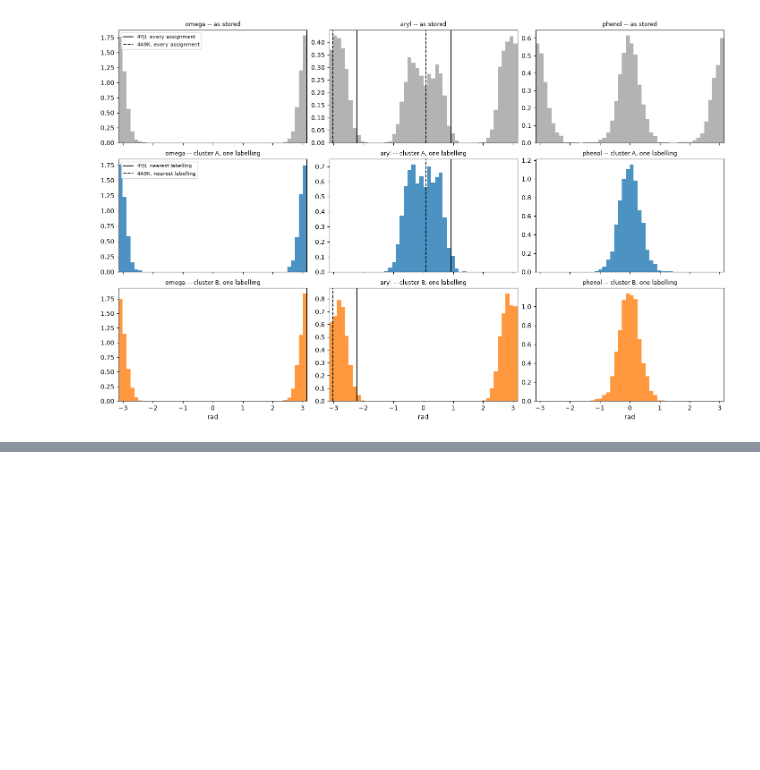
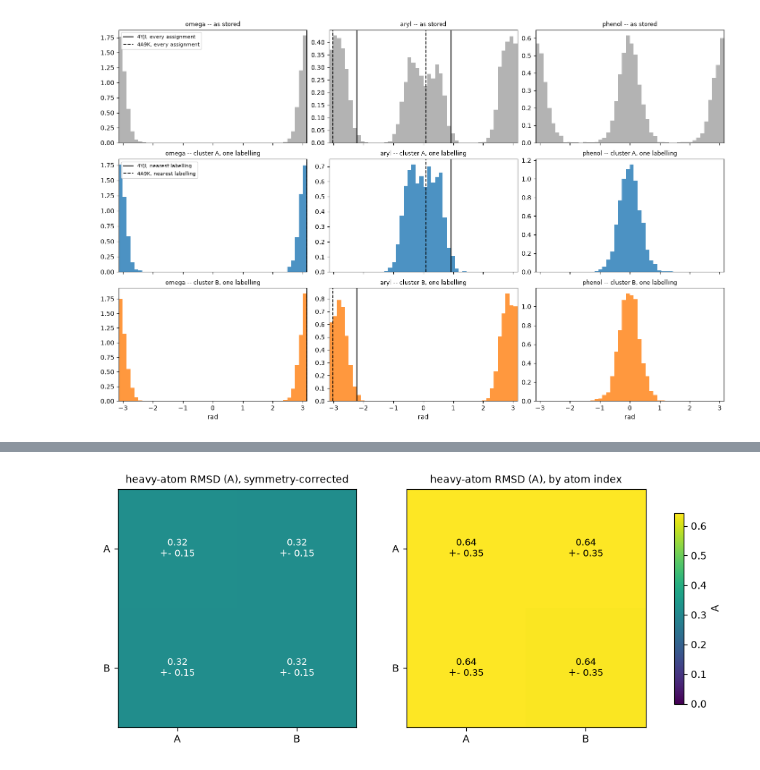
Before and after one commit to csy0000/MD-tools, a Jupyter notebook: docs/tutorial/paracetamol/analysis/symmetry-alignment.ipynb, the cells around one changed output, grey strips where cells are left out. Drawn from its saved outputs; the diff is of its cells as text; code cells hidden in the pictures; blank space fills up the shorter version.

```diff
--- a/docs/tutorial/paracetamol/analysis/symmetry-alignment.ipynb
+++ b/docs/tutorial/paracetamol/analysis/symmetry-alignment.ipynb
@@ -275,8 +276,8 @@ for t, name in enumerate(definitions.names):
     for c in range(fit.n_clusters_):
         ax = axes[1 + c, t]
         ax.hist(al["angles"][fit.labels_ == c, t], bins=edges, density=True, color=palette(c), alpha=0.8)
-        for pdb, p in in_cluster[group_name(c)].items():
-            v = p["angles"][t]
+        for pdb, out in assigned.items():
+            v = out["clusters"][c]["angles"][t]
             if np.isfinite(v):
                 for x in ((v, v - 2 * np.pi * np.sign(v)) if abs(v) > 3.0 else (v,)):
                     ax.axvline(x, color="k", ls=styles[pdb], lw=1.3,
@@ -300,9 +307,0 @@ no hydrogen to measure it through.
-# %%
-d_peaks = []
-for pdb, r in rows.items():
-    for c in range(fit.n_clusters_):
-        peak = al["angles"][int(al["cluster_references"][c])]
-        best = desc.nearest_labelling(r, peak)
-        d_peaks.append({"crystal": pdb, "cluster": group_name(c),
-                        "distance to the density peak": round(best["distance"], 3)})
-pd.DataFrame(d_peaks).pivot(index="crystal", columns="cluster", values="distance to the density peak")
@@ -318,0 +317,15 @@ or lower in free energy.
+# %%
+from md_tools.analysis import enumerate_symmetry, heavy_atoms, operations_on_atoms, intercluster_rmsd
+
+heavy = heavy_atoms(mol)
+operations = operations_on_atoms(enumerate_symmetry(mol), heavy)
+X = cmd.xyz[:, heavy, :] * 10.0                                    # nm -> A, heavy atoms in the molecule's order
+corrected = intercluster_rmsd(X, fit.labels_, operations, max_per_cluster=None)
+by_index = intercluster_rmsd(X, fit.labels_, operations[:1], max_per_cluster=None)
+names_c = [group_name(c) for c in corrected["clusters"]]
+def as_table(r):
+    return pd.DataFrame([[f"{r['mean'][i, j]:.2f} +- {r['std'][i, j]:.2f}" for j in range(len(names_c))]
+                         for i in range(len(names_c))], index=names_c, columns=names_c)
+print(f"{len(heavy)} heavy atoms, {corrected['n_operations']} symmetry operations, frames per cluster {corrected['n_frames']}")
+print("symmetry-corrected RMSD (A), mean +- std:"); display(as_table(corrected))
+print("by atom index (no symmetry), mean +- std:"); display(as_table(by_index))
@@ -318,0 +342,14 @@ or lower in free energy.
+# %%
+fig, axes = plt.subplots(1, 2, figsize=(9, 3.8), layout="constrained")
+for ax, (title, r) in zip(axes, (("symmetry-corrected", corrected), ("by atom index", by_index))):
+    im = ax.imshow(r["mean"], cmap="viridis", vmin=0, vmax=max(corrected["mean"].max(), by_index["mean"].max()))
+    ax.set_xticks(range(len(names_c)), names_c); ax.set_yticks(range(len(names_c)), names_c)
+    for i in range(len(names_c)):
+        for j in range(len(names_c)):
+            ax.text(j, i, f"{r['mean'][i, j]:.2f}\n+- {r['std'][i, j]:.2f}", ha="center", va="center",
+                    color="w" if r["mean"][i, j] < 0.6 * im.get_clim()[1] else "k", fontsize=9)
+    ax.set_title(f"heavy-atom RMSD (A), {title}", fontsize=10)
+fig.colorbar(im, ax=axes, shrink=0.8, label="A")
+plt.show()
+# %% [output]
+[figure, added]
```
Also changed, not shown: parts of 11 cells of this notebook, 20 other files.
